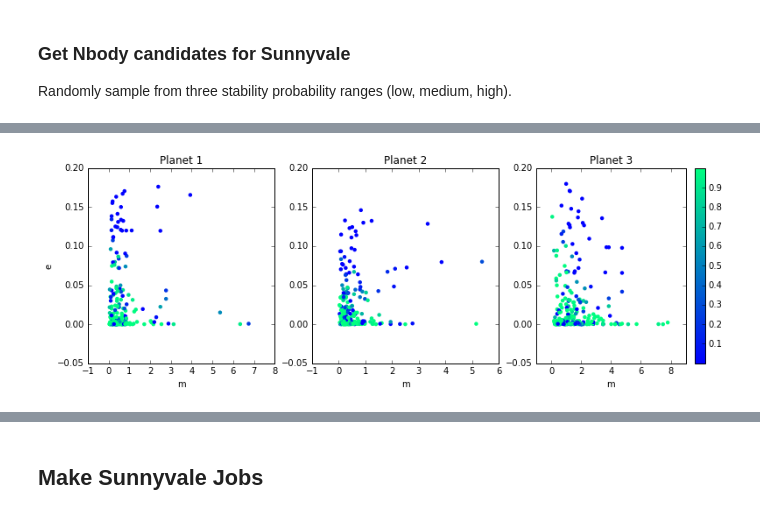
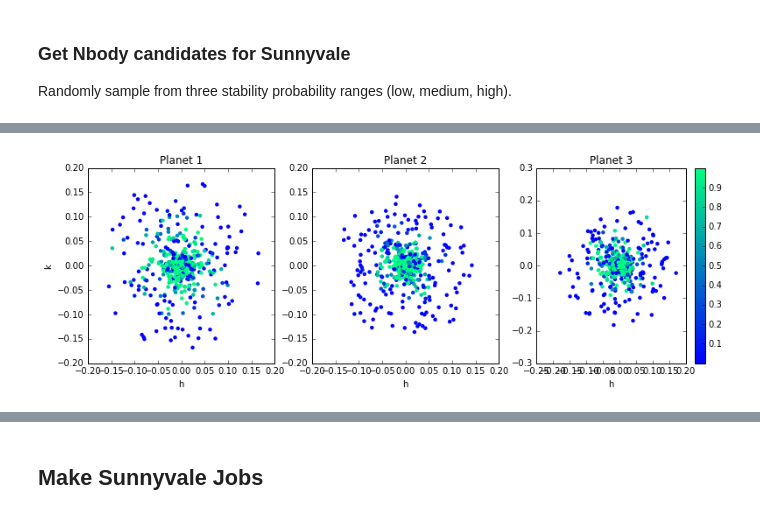
Before and after one commit to afcarl/stability_predict, a Jupyter notebook: get_nbody_candidates.ipynb, the cells around one changed output, grey strips where cells are left out. Drawn from its saved outputs; the diff is of its cells as text; code cells hidden in the pictures.

```diff
--- a/get_nbody_candidates.ipynb
+++ b/get_nbody_candidates.ipynb
@@ -56,27 +61,27 @@ data.loc[index].head()
 5 rows × 22 columns
 # %%
 # Plot Nbody Candidates
-x = "m"
-y = "e"
+x = "h"
+y = "k"
 proba = results["predict_proba"].loc[index].values
 
 colorbar = 'winter'
 f, (ax1, ax2, ax3) = plt.subplots(1,3, figsize=[13, 4])
 ax1.scatter(data["%s1"%x].loc[index], data["%s1"%y].loc[index], c=proba, cmap=colorbar, lw=0)
 ax2.scatter(data["%s2"%x].loc[index], data["%s2"%y].loc[index], c=proba, cmap=colorbar, lw=0)
 c=ax3.scatter(data["%s3"%x].loc[index], data["%s3"%y].loc[index], c=proba, cmap=colorbar, lw=0)
 
 ax1.set_ylabel(y)
 ax1.set_xlabel(x)
 ax2.set_xlabel(x)
 ax3.set_xlabel(x)
 ax1.set_title("Planet 1")
 ax2.set_title("Planet 2")
 ax3.set_title("Planet 3")
 cb = f.colorbar(c)
 plt.savefig("images/%s_%s%s_Nbodycandidates.png"%(system,x,y))
 # %% [output]
-[figure, old version]
+[figure, new version]
 # %%
 plt.hist(proba, 12);
 plt.xlabel('predicted probability')
```
Also changed, not shown: parts of 6 cells of this notebook, 6 other files.
